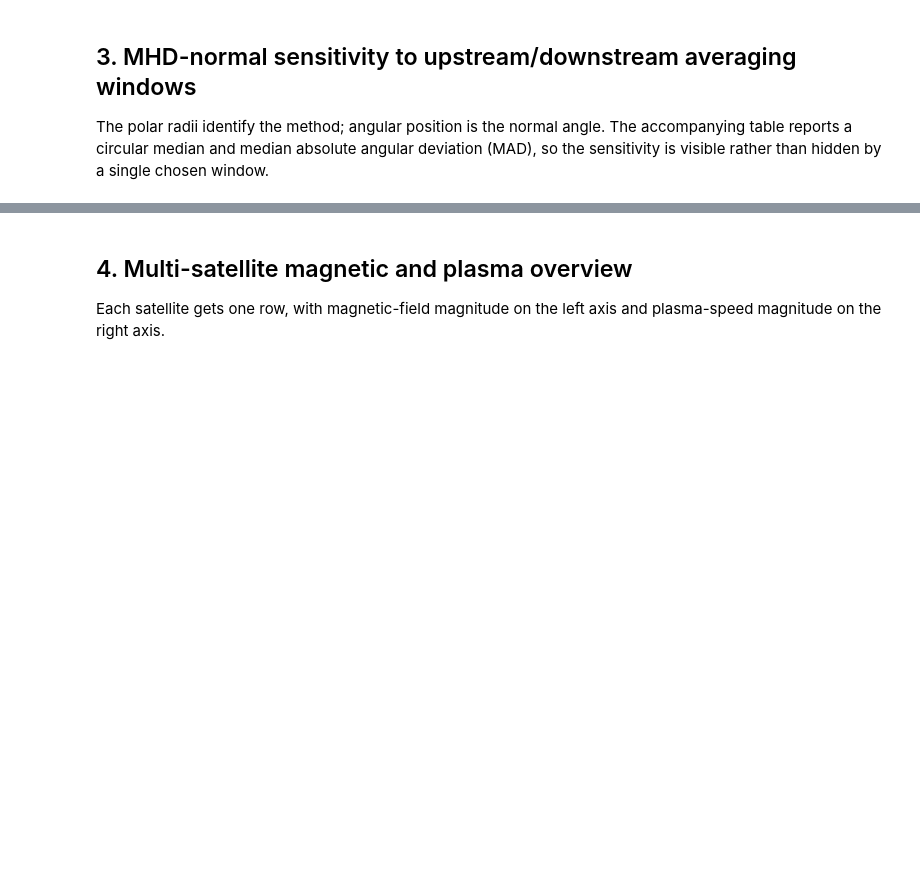
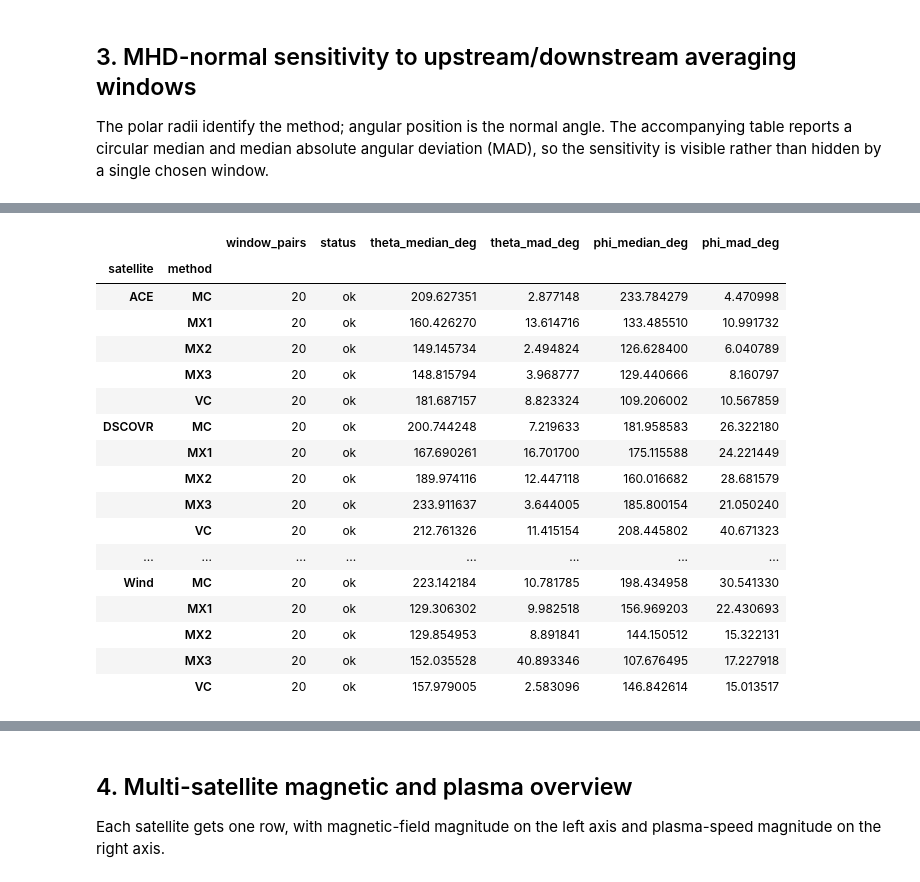
Before and after one commit to oscu0/Shock-and-Awe, a Jupyter notebook: Plots II.ipynb, the cells around one changed output, grey strips where cells are left out. Cells and saved outputs as stored; diff of their text form; code cells hidden in the pictures; blank space fills up the shorter version.

```diff
--- a/Plots II.ipynb
+++ b/Plots II.ipynb
@@ -344,3 +374,89 @@ display(mhd_stats)
+# %%
+# Table: circular window-sweep statistics for every non-blocklisted satellite
+EVENT = EVENT_PICKER.value
+table_frames, table_params, _, table_satellites = load_event(EVENT)
+mhd_satellite_stat_rows = []
+
+for satellite in table_satellites:
+    satellite_frame = table_frames[satellite]
+    b_columns = next((columns for columns in FIELD_VECTOR_COLUMN_SETS["B"] if all(column in satellite_frame.columns for column in columns)), None)
+    v_columns = next((columns for columns in FIELD_VECTOR_COLUMN_SETS["V"] if all(column in satellite_frame.columns for column in columns)), None)
+
+    if b_columns is None or v_columns is None:
+        missing_vectors = []
+        if b_columns is None:
+            missing_vectors.append("B")
+        if v_columns is None:
+            missing_vectors.append("V")
+        for method in MHD_METHODS:
+            mhd_satellite_stat_rows.append({"satellite": satellite_label(satellite), "method": method, "window_pairs": 0, "theta_median_deg": np.nan, "theta_mad_deg": np.nan, "phi_median_deg": np.nan, "phi_mad_deg": np.nan, "status": f"missing {' and '.join(missing_vectors)} vector"})
+        continue
+
+    satellite_t0 = event_time_for_frame(table_params[satellite]["t0"], satellite_frame)
+    satellite_rows = []
+    for upstream_window in MHD_UPSTREAM_WINDOWS:
+        for downstream_window in MHD_DOWNSTREAM_WINDOWS:
+            upstream_start = satellite_t0 + pd.Timedelta(minutes=upstream_window[0])
+            upstream_end = satellite_t0 + pd.Timedelta(minutes=upstream_window[1])
+            downstream_start = satellite_t0 + pd.Timedelta(minutes=downstream_window[0])
+            downstream_end = satellite_t0 + pd.Timedelta(minutes=downstream_window[1])
+
+            b_upstream = satellite_frame.loc[upstream_start:upstream_end, list(b_columns)].mean().to_numpy(dtype=float)
+            b_downstream = satellite_frame.loc[downstream_start:downstream_end, list(b_columns)].mean().to_numpy(dtype=float)
+            v_upstream = satellite_frame.loc[upstream_start:upstream_end, list(v_columns)].mean().to_numpy(dtype=float)
+            v_downstream = satellite_frame.loc[downstream_start:downstream_end, list(v_columns)].mean().to_numpy(dtype=float)
+            assert np.isfinite(np.concatenate((b_upstream, b_downstream, v_upstream, v_downstream))).all(), f"Non-finite MHD averaging window for {satellite} at {EVENT}"
+
+            delta_b = b_downstream - b_upstream
+            delta_v = v_downstream - v_upstream
+            raw_normals = {
+                "MC": np.cross(np.cross(b_downstream, b_upstream), delta_b),
+                "MX1": np.cross(np.cross(b_upstream, delta_v), delta_b),
+                "MX2": np.cross(np.cross(b_downstream, delta_v), delta_b),
+                "MX3": np.cross(np.cross(delta_b, delta_v), delta_b),
+                "VC": delta_v,
+            }
+
+            for method in MHD_METHODS:
+                raw_normal = raw_normals[method]
+                assert np.linalg.norm(raw_normal) > 0, f"Degenerate {method} normal for {satellite} at {EVENT}"
+                theta, phi = normal_angles(raw_normal)
+                satellite_rows.append({"method": method, "theta_deg": theta, "phi_deg": phi})
+
+    satellite_results = pd.DataFrame(satellite_rows)
+    for method in MHD_METHODS:
+        method_results = satellite_results.loc[satellite_results["method"] == method]
+        statistics = {"satellite": satellite_label(satellite), "method": method, "window_pairs": len(method_results), "status": "ok"}
+        for column, short_name in (("theta_deg", "theta"), ("phi_deg", "phi")):
+            angles = method_results[column].to_numpy(dtype=float)
+            pairwise_distance = np.abs((angles[:, None] - angles[None, :] + 180) % 360 - 180)
+            circular_median = angles[pairwise_distance.sum(axis=1).argmin()]
+            angular_distance = np.abs((angles - circular_median + 180) % 360 - 180)
+            statistics[f"{short_name}_median_deg"] = circular_median
+            statistics[f"{short_name}_mad_deg"] = np.median(angular_distance)
+        mhd_satellite_stat_rows.append(statistics)
+
+mhd_satellite_stats = pd.DataFrame(mhd_satellite_stat_rows).set_index(["satellite", "method"]).sort_index()
+display(mhd_satellite_stats)
+# %% [output]
+|  |  | window_pairs | status | theta_median_deg | theta_mad_deg | phi_median_deg | phi_mad_deg |
+| satellite | method |  |  |  |  |  |  |
+| ACE | MC | 20 | ok | 209.627351 | 2.877148 | 233.784279 | 4.470998 |
+|  | MX1 | 20 | ok | 160.426270 | 13.614716 | 133.485510 | 10.991732 |
+|  | MX2 | 20 | ok | 149.145734 | 2.494824 | 126.628400 | 6.040789 |
+|  | MX3 | 20 | ok | 148.815794 | 3.968777 | 129.440666 | 8.160797 |
+|  | VC | 20 | ok | 181.687157 | 8.823324 | 109.206002 | 10.567859 |
+| DSCOVR | MC | 20 | ok | 200.744248 | 7.219633 | 181.958583 | 26.322180 |
+|  | MX1 | 20 | ok | 167.690261 | 16.701700 | 175.115588 | 24.221449 |
+|  | MX2 | 20 | ok | 189.974116 | 12.447118 | 160.016682 | 28.681579 |
+|  | MX3 | 20 | ok | 233.911637 | 3.644005 | 185.800154 | 21.050240 |
+|  | VC | 20 | ok | 212.761326 | 11.415154 | 208.445802 | 40.671323 |
+| ... | ... | ... | ... | ... | ... | ... | ... |
+| Wind | MC | 20 | ok | 223.142184 | 10.781785 | 198.434958 | 30.541330 |
+|  | MX1 | 20 | ok | 129.306302 | 9.982518 | 156.969203 | 22.430693 |
+|  | MX2 | 20 | ok | 129.854953 | 8.891841 | 144.150512 | 15.322131 |
+|  | MX3 | 20 | ok | 152.035528 | 40.893346 | 107.676495 | 17.227918 |
+|  | VC | 20 | ok | 157.979005 | 2.583096 | 146.842614 | 15.013517 |
 # %%
 # Plot: theta and phi clouds, one radial ring per MHD method
 fig, axes = plt.subplots(ncols=2, figsize=(12, 5), subplot_kw={"projection": "polar"})
```
Also changed, not shown: parts of 12 cells of this notebook.
